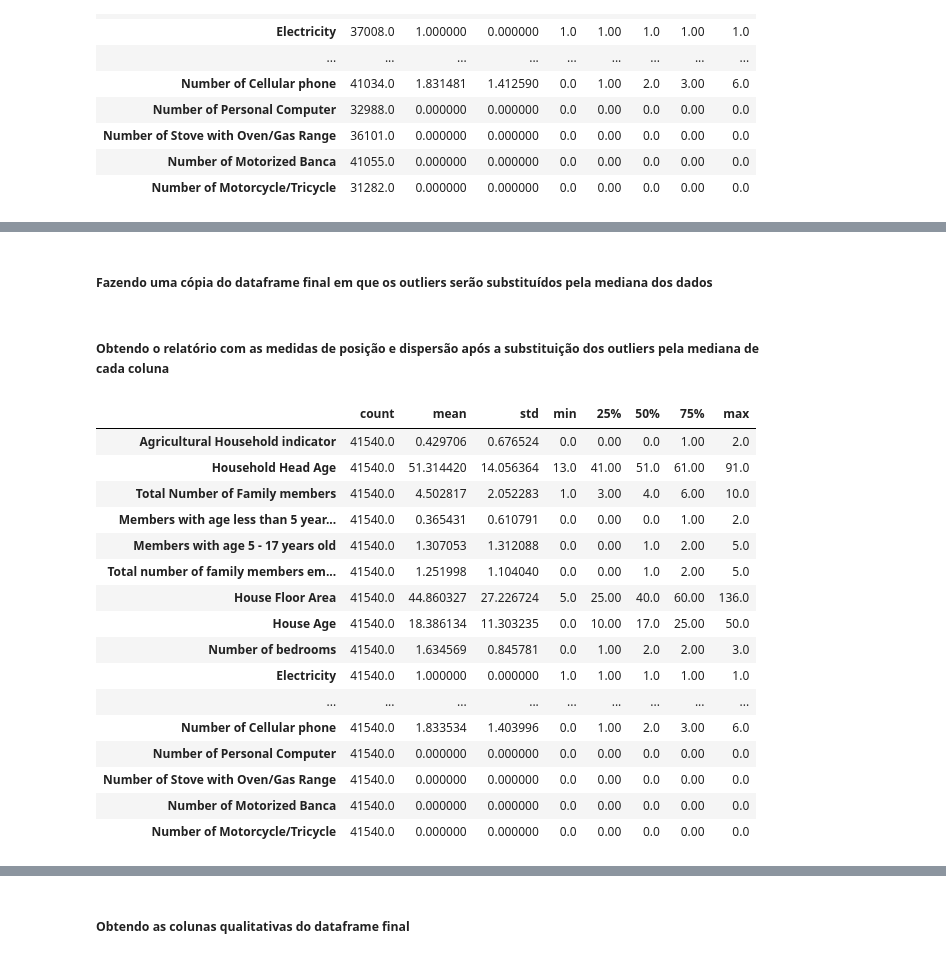
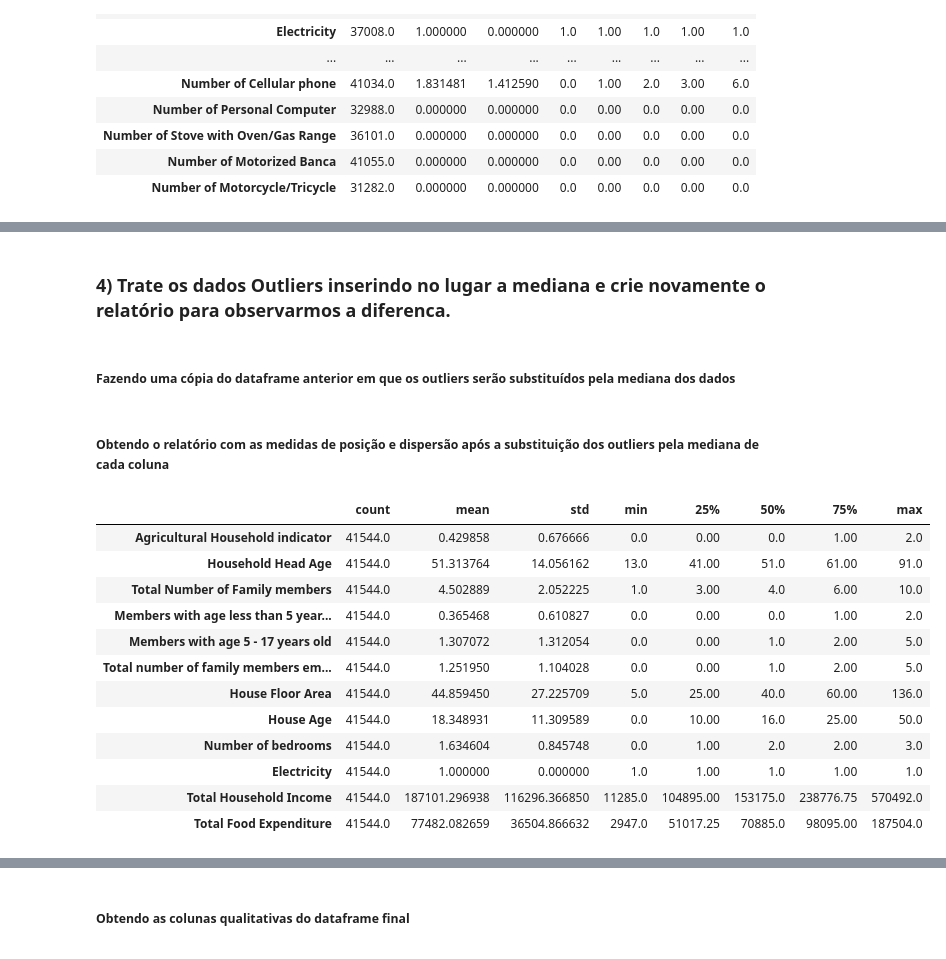
Before and after one commit to marcelaqueiroz/letscode_pandas, a Jupyter notebook: projeto_pandas.ipynb, the cells around one changed output, grey strips where cells are left out. Drawn from its saved outputs; the diff is of its cells as text; code cells hidden in the pictures.

Commit message:
Incluídos método Fernanda (1), Mateus(3/4), Total Erlon (5), ajuste da coluna dos mais ricos (8). Notebook comentado e organizado.

```diff
--- a/projeto_pandas.ipynb
+++ b/projeto_pandas.ipynb
@@ -376,0 +255,8 @@ dtype: int64
+# %%
+df2, minimo = df2.align(outliers_metrics['minimum'], join='inner', axis=1)
+mascara_min =  df2 >= minimo
+df2, maximo = df2.align(outliers_metrics['maximum'], join='inner', axis=1)
+mascara_max = df2 <= maximo
+# %%
+df2 = df2[mascara_min & mascara_max]
+df2.head(15)
@@ -401,37 +352,28 @@ relatorio2
+# %% [markdown]
+### 4) Trate os dados Outliers inserindo no lugar a mediana e crie novamente o relatório para observarmos a diferenca.
 # %% [markdown]
-##### Fazendo uma cópia do dataframe final em que os outliers serão substituídos pela mediana dos dados
+##### Fazendo uma cópia do dataframe anterior em que os outliers serão substituídos pela mediana dos dados
 # %%
-df3= df_final.copy()
+df3= df2.copy()
 
-for column in df3.columns:
-    if df3[column].dtype=='object' or column =='ID':
-        continue
-    else:
-        mask = (df3[column] < relatorio1['minimum'].loc[column]) | (df3[column] > relatorio1['maximum'].loc[column])
-        df3.loc[mask, column] = relatorio1['50%'].loc[column]
-
-df3 = df3.drop(df3.tail(4).index)
+df3.fillna(df3.median(), inplace=True)
 # %% [markdown]
 ##### Obtendo o relatório com as medidas de posição e dispersão após a substituição dos outliers pela mediana de cada coluna
 # %%
-relatorio3 = df3.iloc[:,1:].describe().T
+relatorio3 = df3.describe().T
 # %%
-relatorio3
+relatorio3.head(12)
 # %% [output]
 |  | count | mean | std | min | 25% | 50% | 75% | max |
-| Agricultural Household indicator | 41540.0 | 0.429706 | 0.676524 | 0.0 | 0.00 | 0.0 | 1.00 | 2.0 |
-| Household Head Age | 41540.0 | 51.314420 | 14.056364 | 13.0 | 41.00 | 51.0 | 61.00 | 91.0 |
-| Total Number of Family members | 41540.0 | 4.502817 | 2.052283 | 1.0 | 3.00 | 4.0 | 6.00 | 10.0 |
-| Members with age less than 5 year... | 41540.0 | 0.365431 | 0.610791 | 0.0 | 0.00 | 0.0 | 1.00 | 2.0 |
-| Members with age 5 - 17 years old | 41540.0 | 1.307053 | 1.312088 | 0.0 | 0.00 | 1.0 | 2.00 | 5.0 |
-| Total number of family members em... | 41540.0 | 1.251998 | 1.104040 | 0.0 | 0.00 | 1.0 | 2.00 | 5.0 |
-| House Floor Area | 41540.0 | 44.860327 | 27.226724 | 5.0 | 25.00 | 40.0 | 60.00 | 136.0 |
-| House Age | 41540.0 | 18.386134 | 11.303235 | 0.0 | 10.00 | 17.0 | 25.00 | 50.0 |
-| Number of bedrooms | 41540.0 | 1.634569 | 0.845781 | 0.0 | 1.00 | 2.0 | 2.00 | 3.0 |
-| Electricity | 41540.0 | 1.000000 | 0.000000 | 1.0 | 1.00 | 1.0 | 1.00 | 1.0 |
-| ... | ... | ... | ... | ... | ... | ... | ... | ... |
-| Number of Cellular phone | 41540.0 | 1.833534 | 1.403996 | 0.0 | 1.00 | 2.0 | 3.00 | 6.0 |
-| Number of Personal Computer | 41540.0 | 0.000000 | 0.000000 | 0.0 | 0.00 | 0.0 | 0.00 | 0.0 |
-| Number of Stove with Oven/Gas Range | 41540.0 | 0.000000 | 0.000000 | 0.0 | 0.00 | 0.0 | 0.00 | 0.0 |
-| Number of Motorized Banca | 41540.0 | 0.000000 | 0.000000 | 0.0 | 0.00 | 0.0 | 0.00 | 0.0 |
-| Number of Motorcycle/Tricycle | 41540.0 | 0.000000 | 0.000000 | 0.0 | 0.00 | 0.0 | 0.00 | 0.0 |
+| Agricultural Household indicator | 41544.0 | 0.429858 | 0.676666 | 0.0 | 0.00 | 0.0 | 1.00 | 2.0 |
+| Household Head Age | 41544.0 | 51.313764 | 14.056162 | 13.0 | 41.00 | 51.0 | 61.00 | 91.0 |
+| Total Number of Family members | 41544.0 | 4.502889 | 2.052225 | 1.0 | 3.00 | 4.0 | 6.00 | 10.0 |
+| Members with age less than 5 year... | 41544.0 | 0.365468 | 0.610827 | 0.0 | 0.00 | 0.0 | 1.00 | 2.0 |
+| Members with age 5 - 17 years old | 41544.0 | 1.307072 | 1.312054 | 0.0 | 0.00 | 1.0 | 2.00 | 5.0 |
+| Total number of family members em... | 41544.0 | 1.251950 | 1.104028 | 0.0 | 0.00 | 1.0 | 2.00 | 5.0 |
+| House Floor Area | 41544.0 | 44.859450 | 27.225709 | 5.0 | 25.00 | 40.0 | 60.00 | 136.0 |
+| House Age | 41544.0 | 18.348931 | 11.309589 | 0.0 | 10.00 | 16.0 | 25.00 | 50.0 |
+| Number of bedrooms | 41544.0 | 1.634604 | 0.845748 | 0.0 | 1.00 | 2.0 | 2.00 | 3.0 |
+| Electricity | 41544.0 | 1.000000 | 0.000000 | 1.0 | 1.00 | 1.0 | 1.00 | 1.0 |
+| Total Household Income | 41544.0 | 187101.296938 | 116296.366850 | 11285.0 | 104895.00 | 153175.0 | 238776.75 | 570492.0 |
+| Total Food Expenditure | 41544.0 | 77482.082659 | 36504.866632 | 2947.0 | 51017.25 | 70885.0 | 98095.00 | 187504.0 |
```
Also changed, not shown: parts of 48 cells of this notebook.
